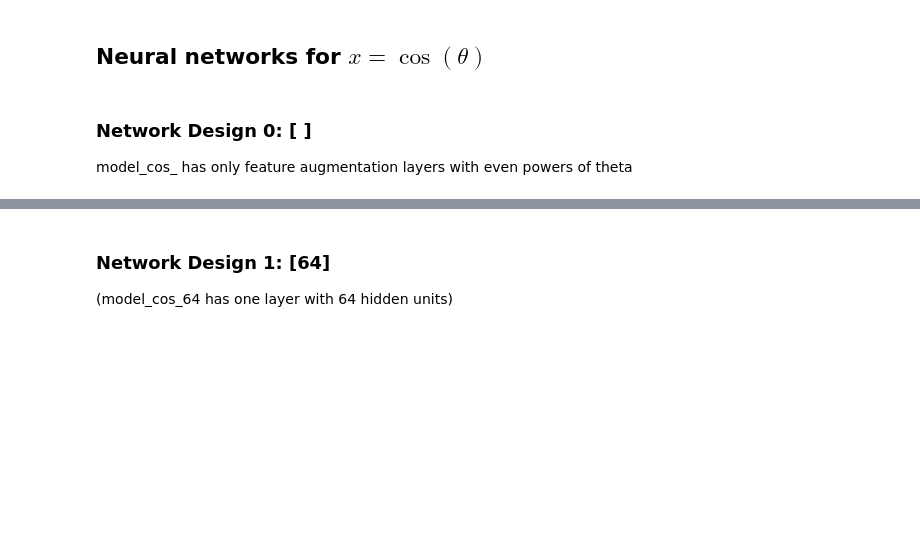
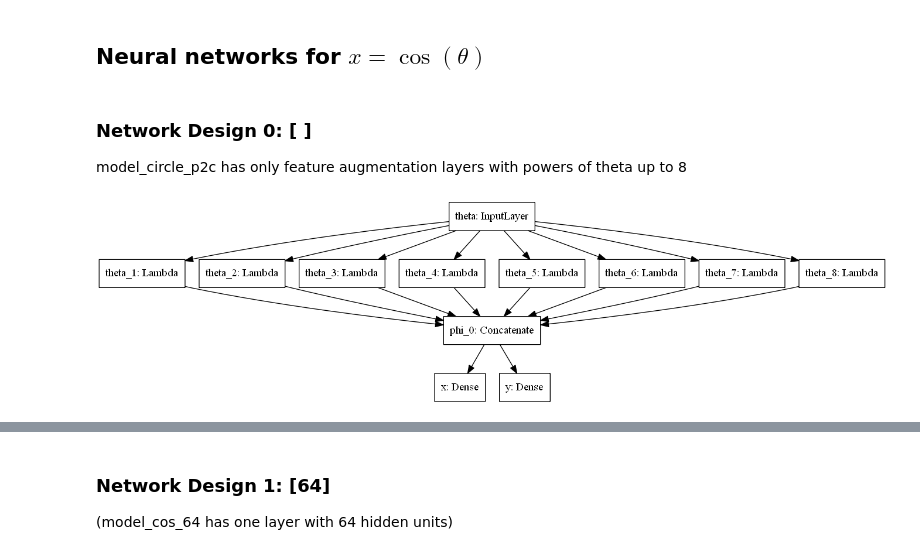
Before and after one commit to memanuel/IACS-n-body, a Jupyter notebook: src/polar-coord-circle.ipynb, the cells around one changed output, grey strips where cells are left out. Drawn from its saved outputs; the diff is of its cells as text; code cells hidden in the pictures; blank space fills up the shorter version.

Commit message:
circle model in progress

```diff
--- a/src/polar-coord-circle.ipynb
+++ b/src/polar-coord-circle.ipynb
@@ -201,7 +199,7 @@ def plot_error_xy(model, theta):
 ## Neural networks for $x = \cos(\theta)$
 # %% [markdown]
 ### Network Design 0: [ ]
-model_cos_ has only feature augmentation layers with even powers of theta
+model_circle_p2c has only feature augmentation layers with powers of theta up to 8
 # %%
 def make_model_circle_p2c(powers, hidden_sizes, skip_layers):
     """
@@ -212,7 +210,7 @@ def make_model_circle_p2c(powers, hidden_sizes, skip_layers):
         skip_layers: whether to include skip layers (copy of previous features)
     """
     # Input layer
-    theta_in = keras.Input(shape=(1,), name='theta_in')
+    theta = keras.Input(shape=(1,), name='theta')
 
     # Number of hidden layers
     num_layers = len(hidden_sizes)
@@ -220,7 +218,7 @@ def make_model_circle_p2c(powers, hidden_sizes, skip_layers):
     # Feature augmentation; the selected powers
     theta_ps = []
     for p in powers:
-        theta_p = keras.layers.Lambda(lambda z: tf.pow(z, p) / tf.exp(tf.math.lgamma(p+1.0)), name=f'theta_{p}')(theta_in)
+        theta_p = keras.layers.Lambda(lambda z: tf.pow(z, p) / tf.exp(tf.math.lgamma(p+1.0)), name=f'theta_{p}')(theta)
         theta_ps.append(theta_p)
 
     # Augmented feature layer
@@ -244,22 +242,22 @@ def make_model_circle_p2c(powers, hidden_sizes, skip_layers):
         phi_n = phi_2
 
     # Output layers
-    x_out = keras.layers.Dense(units=1, name='x_out')(phi_n)
-    y_out = keras.layers.Dense(units=1, name='y_out')(phi_n)
+    x = keras.layers.Dense(units=1, name='x')(phi_n)
+    y = keras.layers.Dense(units=1, name='y')(phi_n)
 
     # Wrap into a model
     model_name = f'model_circle_p2c_' + str(hidden_sizes)
-    model = keras.Model(inputs=theta_in, outputs=[x_out, y_out], name=model_name)
+    model = keras.Model(inputs=theta, outputs=[x, y], name=model_name)
     return model
 # %%
-# Build the NN model of y=cos(theta)
+# Build the NN model of (x,y) = f(theta)
 model_circle_p2c_ = make_model_circle_p2c(
     powers=[1,2,3,4,5,6,7,8],
     skip_layers=False,
     hidden_sizes=[])
-
-model_circle_p2c_.compile(loss=loss, optimizer=optimizer, metrics=metrics)
 # %%
-keras.utils.plot_model(model_p2c_, show_shapes=False)
+keras.utils.plot_model(model_circle_p2c_, show_shapes=False)
+# %% [output]
+[figure, added]
 # %%
 model_circle_p2c_.summary()
```
Also changed, not shown: parts of 39 cells of this notebook, 2 other files.
